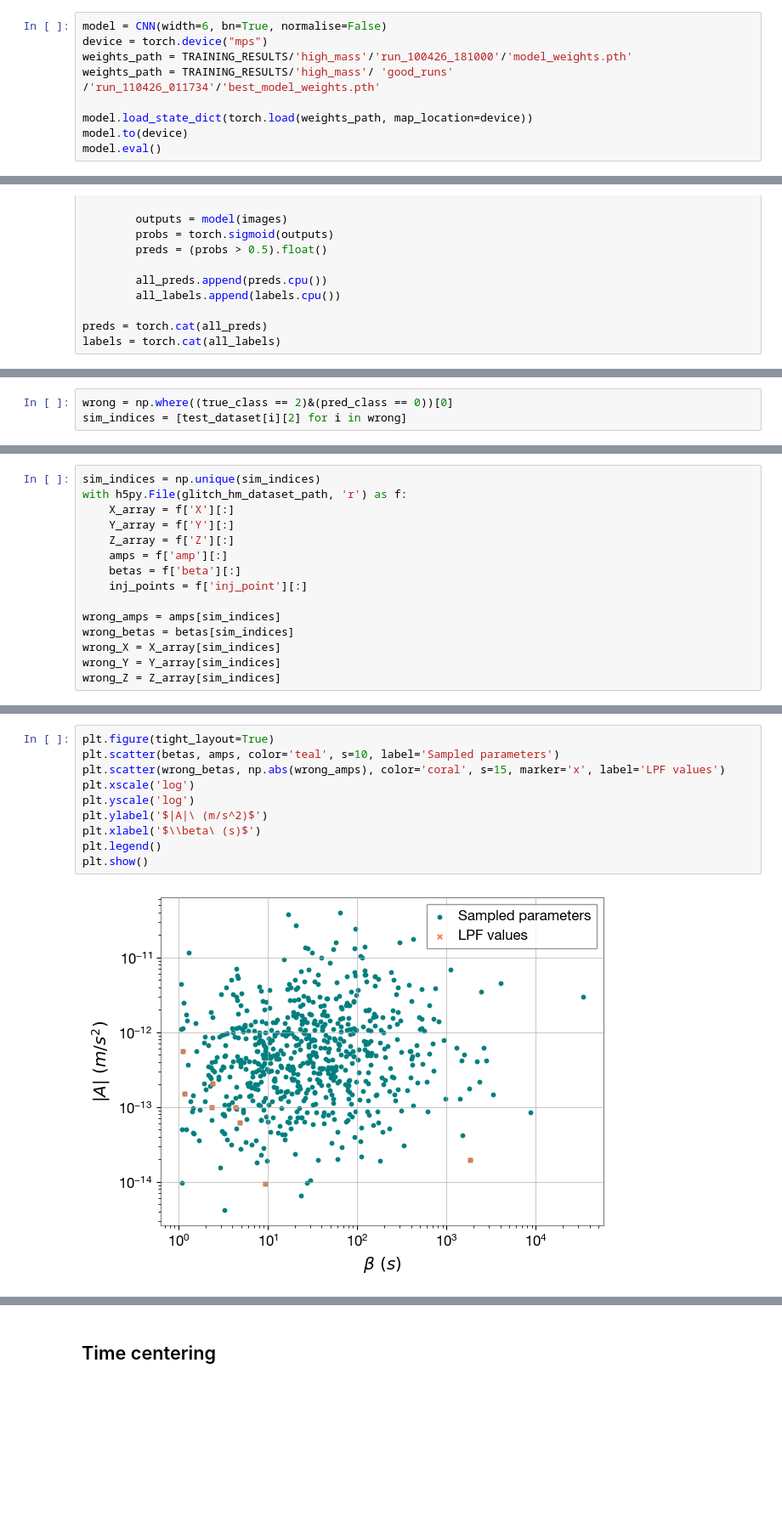
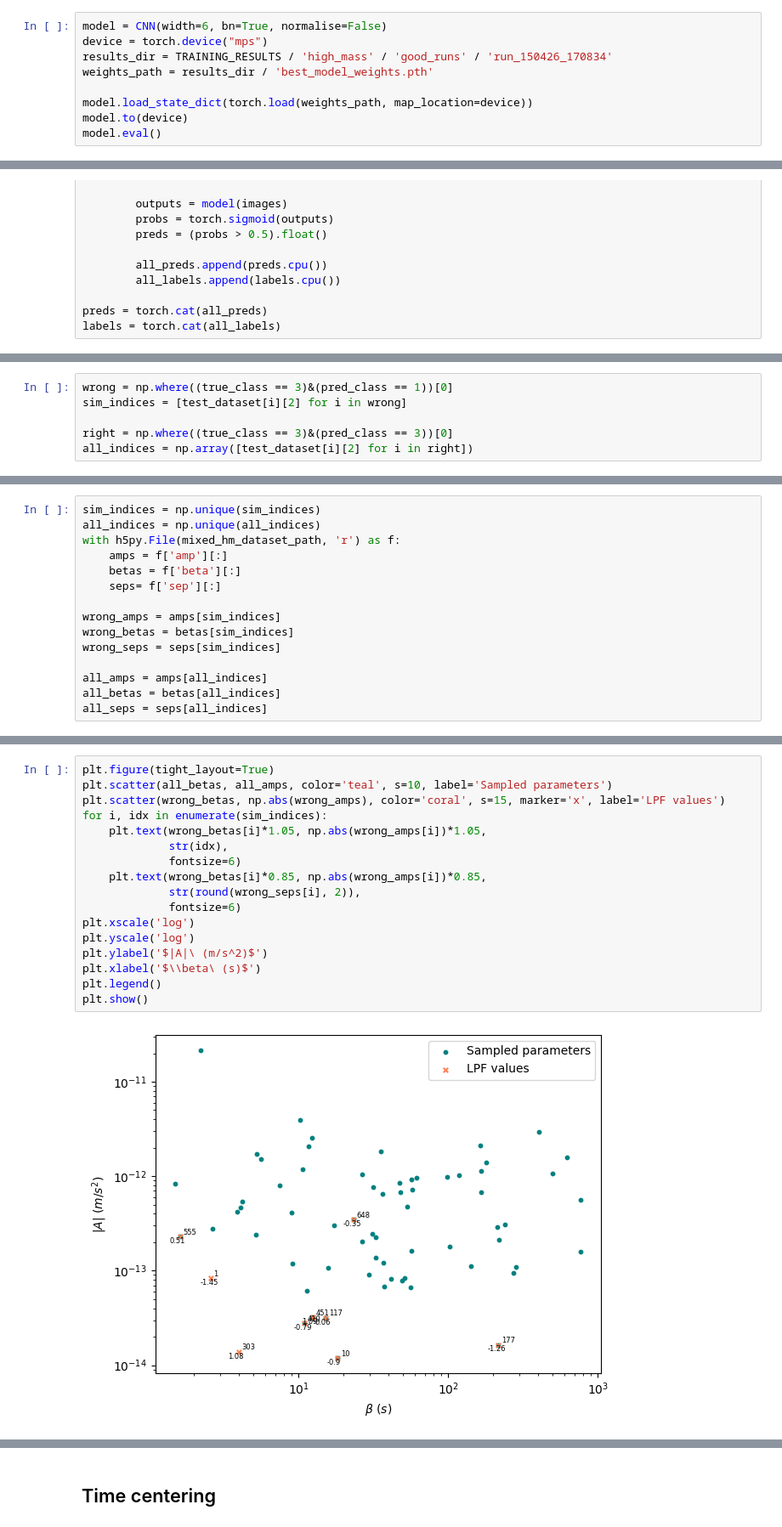
Before and after one commit to AryamannRao/LISAGlitchSignalClassifier, a Jupyter notebook: src/notebooks/model_hm_inference.ipynb, the cells around one changed output, grey strips where cells are left out. Shown at 85% size. Drawn from its saved outputs; the diff is of its cells as text; blank space fills up the shorter version.

```diff
--- a/src/notebooks/model_hm_inference.ipynb
+++ b/src/notebooks/model_hm_inference.ipynb
@@ -26,8 +26,8 @@ warnings.filterwarnings("ignore")
 # %%
 model = CNN(width=6, bn=True, normalise=False)
 device = torch.device("mps")
-weights_path = TRAINING_RESULTS/'high_mass'/'run_100426_181000'/'model_weights.pth'
-weights_path = TRAINING_RESULTS/'high_mass'/ 'good_runs' /'run_110426_011734'/'best_model_weights.pth'
+results_dir = TRAINING_RESULTS / 'high_mass' / 'good_runs' / 'run_150426_170834'
+weights_path = results_dir / 'best_model_weights.pth'
 
 model.load_state_dict(torch.load(weights_path, map_location=device))
 model.to(device)
@@ -202,5 +174,8 @@ True label: tensor([1., 1.])
 Sim index: 10
 Time index: 2
 # %%
-wrong = np.where((true_class == 2)&(pred_class == 0))[0]
+wrong = np.where((true_class == 3)&(pred_class == 1))[0]
 sim_indices = [test_dataset[i][2] for i in wrong]
+
+right = np.where((true_class == 3)&(pred_class == 3))[0]
+all_indices = np.array([test_dataset[i][2] for i in right])
@@ -243,15 +191,15 @@ def run_one_sample(args):
 # %%
 sim_indices = np.unique(sim_indices)
-with h5py.File(glitch_hm_dataset_path, 'r') as f:
-    X_array = f['X'][:]
-    Y_array = f['Y'][:]
-    Z_array = f['Z'][:]
+all_indices = np.unique(all_indices)
+with h5py.File(mixed_hm_dataset_path, 'r') as f:
     amps = f['amp'][:]
     betas = f['beta'][:]
-    inj_points = f['inj_point'][:]
+    seps= f['sep'][:]
 
 wrong_amps = amps[sim_indices]
 wrong_betas = betas[sim_indices]
-wrong_X = X_array[sim_indices]
-wrong_Y = Y_array[sim_indices]
-wrong_Z = Z_array[sim_indices]
+wrong_seps = seps[sim_indices]
+
+all_amps = amps[all_indices]
+all_betas = betas[all_indices]
+all_seps = seps[all_indices]
@@ -271,13 +206,20 @@ np.where(inj_points.astype(str) == 'tm_12')
 # %%
 plt.figure(tight_layout=True)
-plt.scatter(betas, amps, color='teal', s=10, label='Sampled parameters')
+plt.scatter(all_betas, all_amps, color='teal', s=10, label='Sampled parameters')
 plt.scatter(wrong_betas, np.abs(wrong_amps), color='coral', s=15, marker='x', label='LPF values')
+for i, idx in enumerate(sim_indices):
+    plt.text(wrong_betas[i]*1.05, np.abs(wrong_amps[i])*1.05,
+             str(idx),
+             fontsize=6)
+    plt.text(wrong_betas[i]*0.85, np.abs(wrong_amps[i])*0.85,
+             str(round(wrong_seps[i], 2)),
+             fontsize=6)
 plt.xscale('log')
 plt.yscale('log')
 plt.ylabel('$|A|\ (m/s^2)$')
 plt.xlabel('$\\beta\ (s)$')
 plt.legend()
 plt.show()
 # %% [output]
-[figure, old version]
+[figure, new version]
 # %%
```
Also changed, not shown: parts of 12 cells of this notebook, 12 other files.
